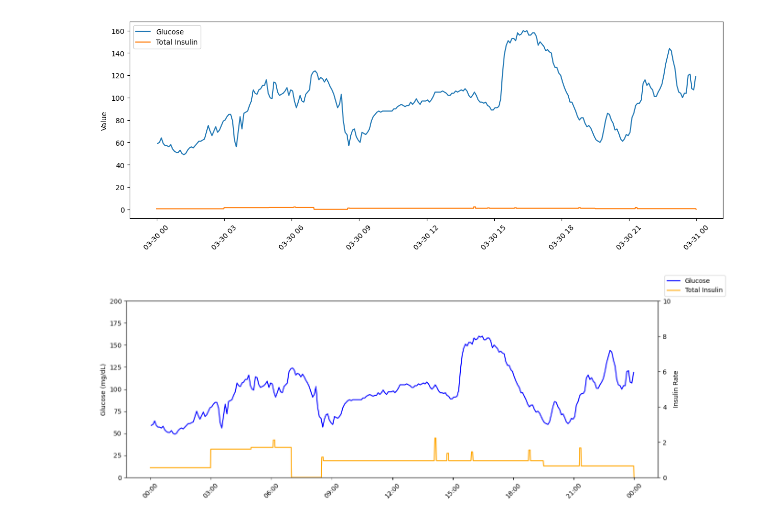
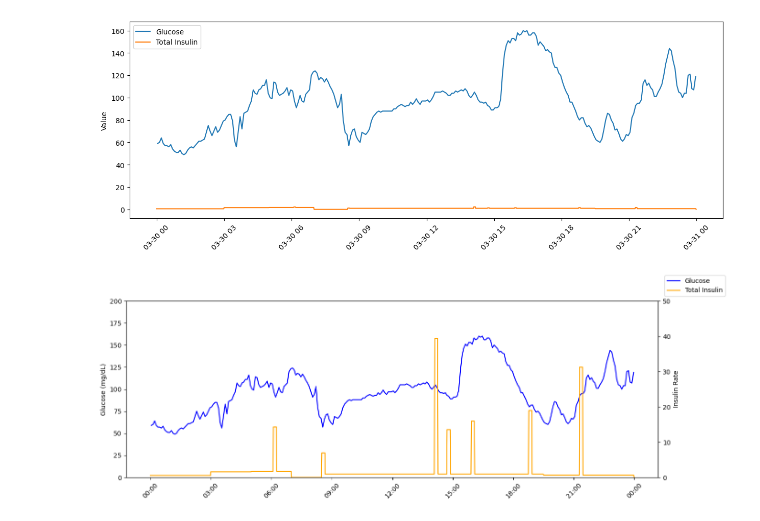
Before and after one commit to Jaredwinn77/ACME_VOL4_Diabetes, a Jupyter notebook: kurt_plot.ipynb, the cells around one changed output. Cells and saved outputs as stored; diff of their text form; code cells hidden in the pictures.

Commit message:
fixed plotting bug

```diff
--- a/kurt_plot.ipynb
+++ b/kurt_plot.ipynb
@@ -285,8 +285,8 @@ bolus_df = pd.DataFrame(boluses, columns=["time", "dose"])
 bolus_df["timestamp"] = pd.to_datetime(date + " " + bolus_df["time"])
 
 def expand_bolus(row):
-    times = pd.date_range(start=row["timestamp"], periods=5, freq="1min")
-    per_minute = row["dose"] / 5
+    times = pd.date_range(start=row["timestamp"], periods=10, freq="1min")
+    per_minute = row["dose"] * 6
     return pd.DataFrame({"timestamp": times, "bolus_rate": per_minute})
 
 expanded_boluses = pd.concat(
@@ -324,32 +324,32 @@ bolus_agg = expanded_boluses.groupby("timestamp")["bolus_rate"].sum().reset_inde
 insulin_series = insulin_series.merge(bolus_agg, on="timestamp", how="left")
 insulin_series["bolus_rate"] = insulin_series["bolus_rate"].fillna(0)
 
 # Total insulin
 insulin_series["total_insulin"] = insulin_series["basal"] + insulin_series["bolus_rate"]
 
 # -----------------------------
 # Plot with dual y-axes
 # -----------------------------
 fig, ax1 = plt.subplots(figsize=(15, 5))
 
 # Glucose (left axis)
 ax1.plot(march30["11"], march30["iOS G7"], label="Glucose", color="blue")
 ax1.set_ylabel("Glucose (mg/dL)")
 ax1.set_ylim(0, 200)
 
 # Format x-axis as time of day
 ax1.xaxis.set_major_formatter(mdates.DateFormatter('%H:%M'))
 
 # Insulin (right axis)
 ax2 = ax1.twinx()
-ax2.set_ylim(0, 10)
+ax2.set_ylim(0, 50)
 ax2.plot(insulin_series["timestamp"], insulin_series["total_insulin"], label="Total Insulin", color="orange")
 ax2.set_ylabel("Insulin Rate")
 
 # Formatting
 ax1.set_xticklabels(ax1.get_xticklabels(), rotation=45)
 fig.legend(loc="upper right")
 
 plt.show()
 # %% [output]
-[figure, old version]
+[figure, new version]
```
